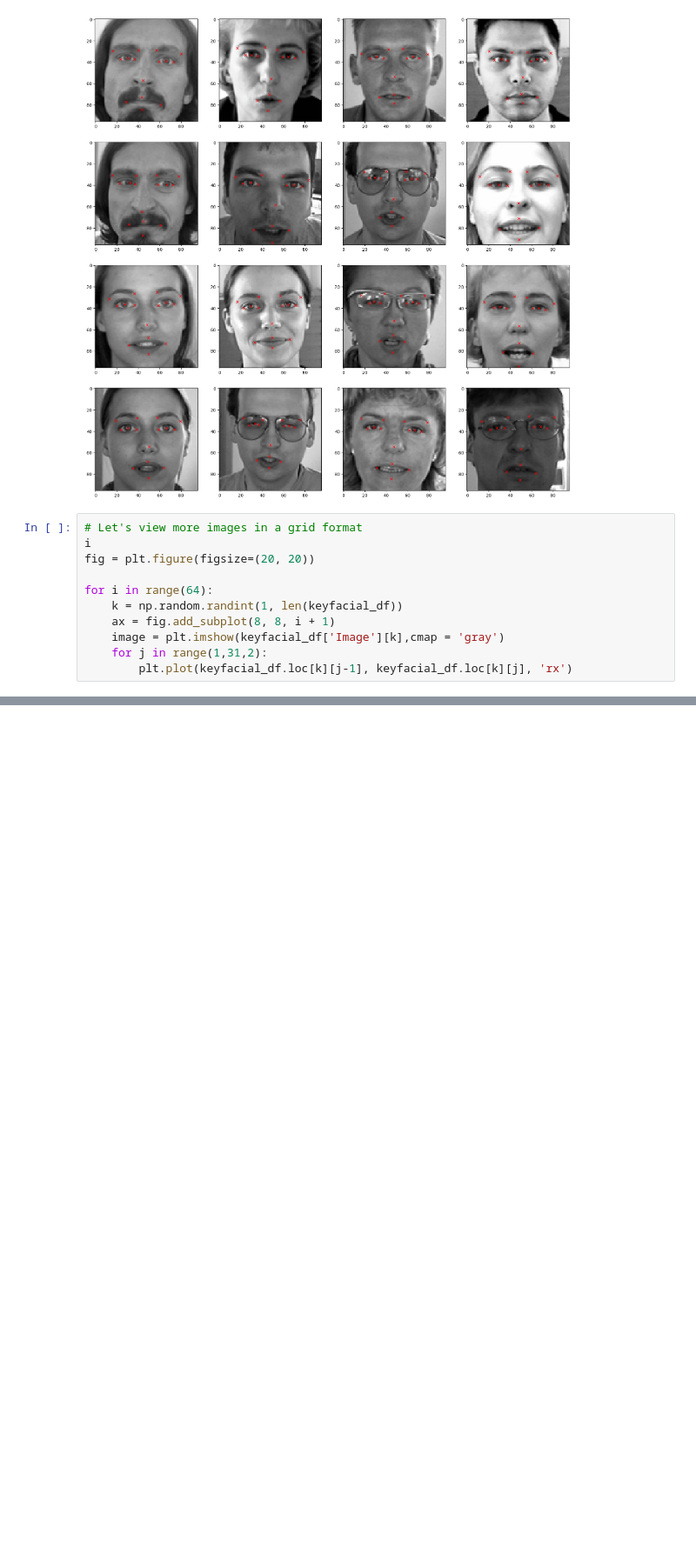
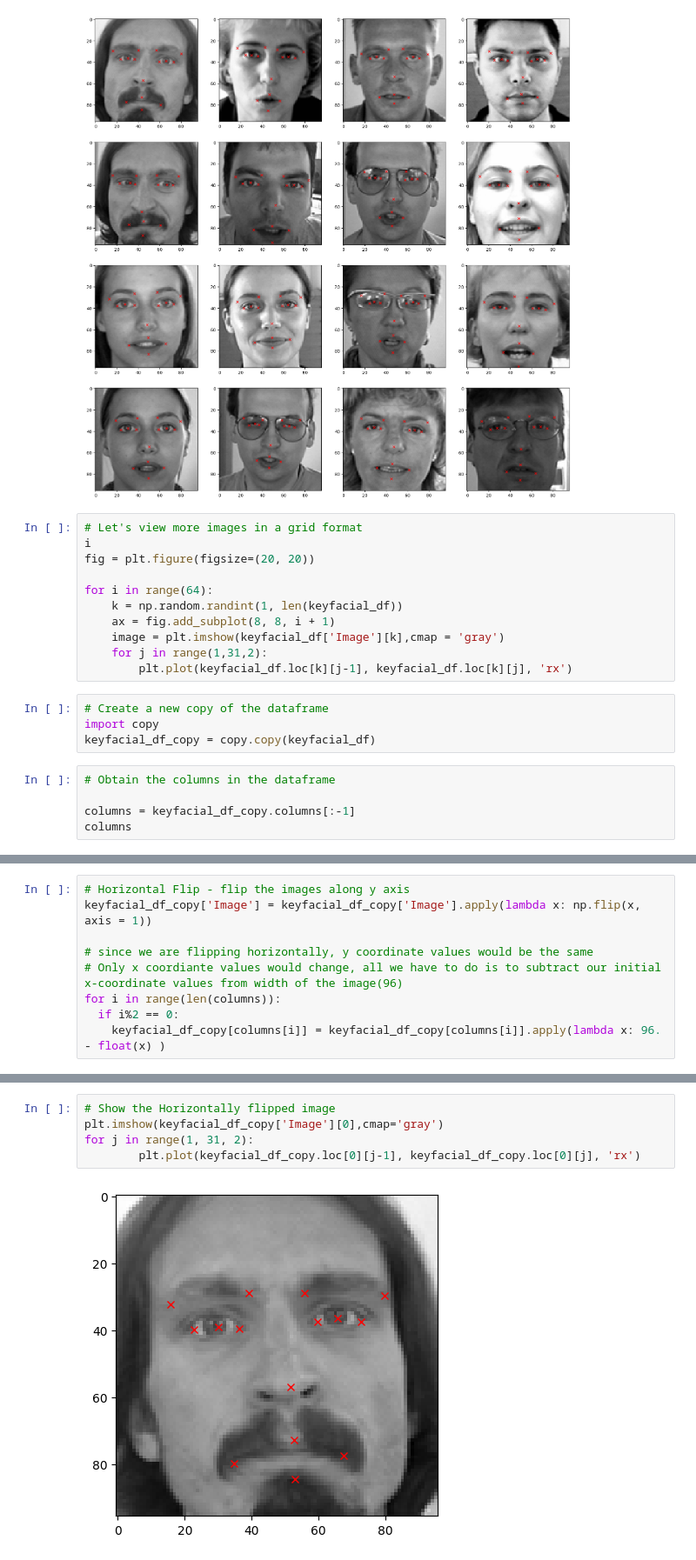
Before and after one commit to mangeshthecoder/Emotion_AI, a Jupyter notebook: notebook/code.ipynb, the cells around one changed output, grey strips where cells are left out. Shown: that part at 87% size. Saved outputs shown, nothing was run; the diff lists cells and outputs as text; blank space fills up the shorter version.

```diff
--- a/notebook/code.ipynb
+++ b/notebook/code.ipynb
@@ -147,3 +147,12 @@ for i in range(64):
     image = plt.imshow(keyfacial_df['Image'][k],cmap = 'gray')
     for j in range(1,31,2):
         plt.plot(keyfacial_df.loc[k][j-1], keyfacial_df.loc[k][j], 'rx')
+# %%
+# Create a new copy of the dataframe
+import copy
+keyfacial_df_copy = copy.copy(keyfacial_df)
+# %%
+# Obtain the columns in the dataframe
+
+columns = keyfacial_df_copy.columns[:-1]
+columns
@@ -149,0 +175,9 @@ for i in range(64):
+# %%
+# Horizontal Flip - flip the images along y axis
+keyfacial_df_copy['Image'] = keyfacial_df_copy['Image'].apply(lambda x: np.flip(x, axis = 1))
+
+# since we are flipping horizontally, y coordinate values would be the same
+# Only x coordiante values would change, all we have to do is to subtract our initial x-coordinate values from width of the image(96)
+for i in range(len(columns)):
+  if i%2 == 0:
+    keyfacial_df_copy[columns[i]] = keyfacial_df_copy[columns[i]].apply(lambda x: 96. - float(x) )
@@ -149,0 +191,7 @@ for i in range(64):
+# %%
+# Show the Horizontally flipped image
+plt.imshow(keyfacial_df_copy['Image'][0],cmap='gray')
+for j in range(1, 31, 2):
+        plt.plot(keyfacial_df_copy.loc[0][j-1], keyfacial_df_copy.loc[0][j], 'rx')
+# %% [output]
+[figure, added]
```
Also changed, not shown: parts of 9 cells of this notebook.
